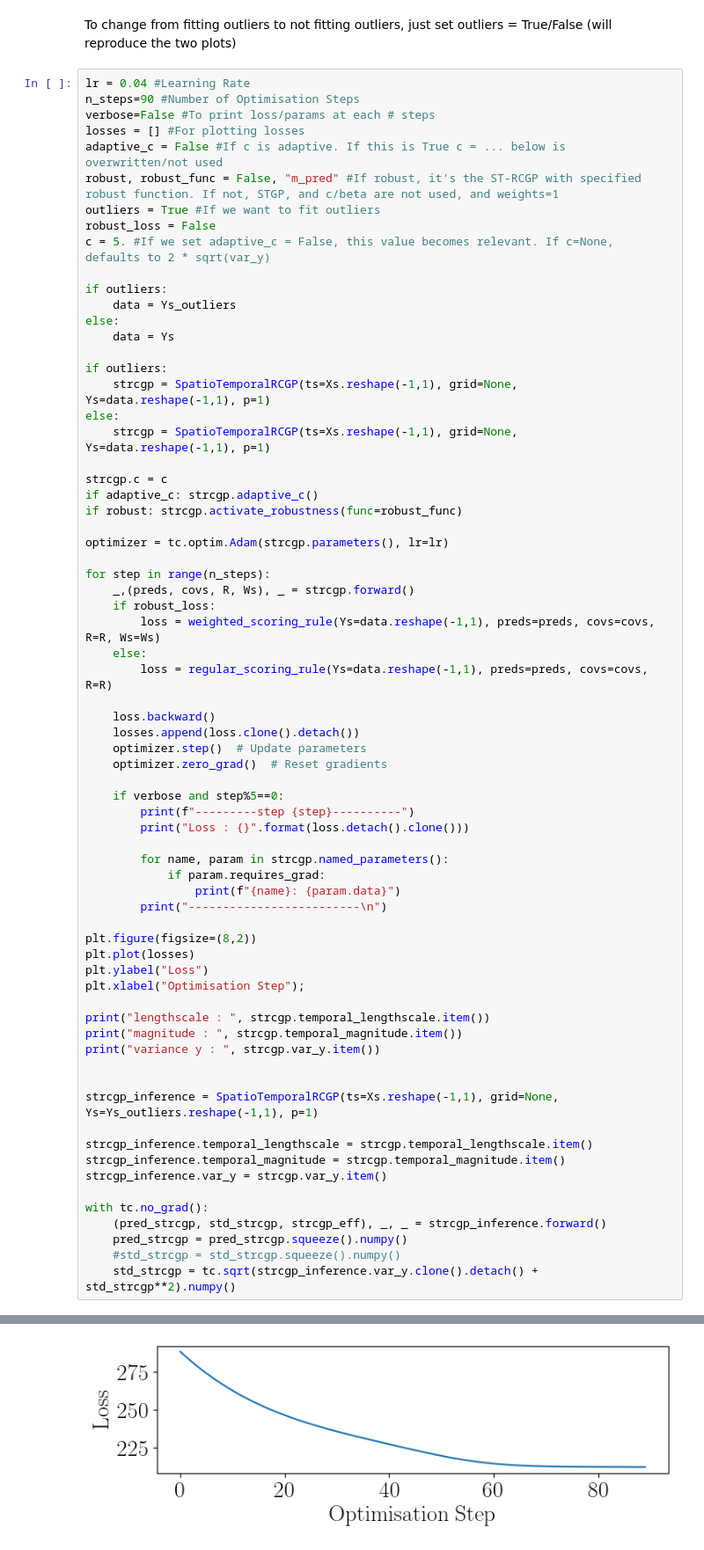
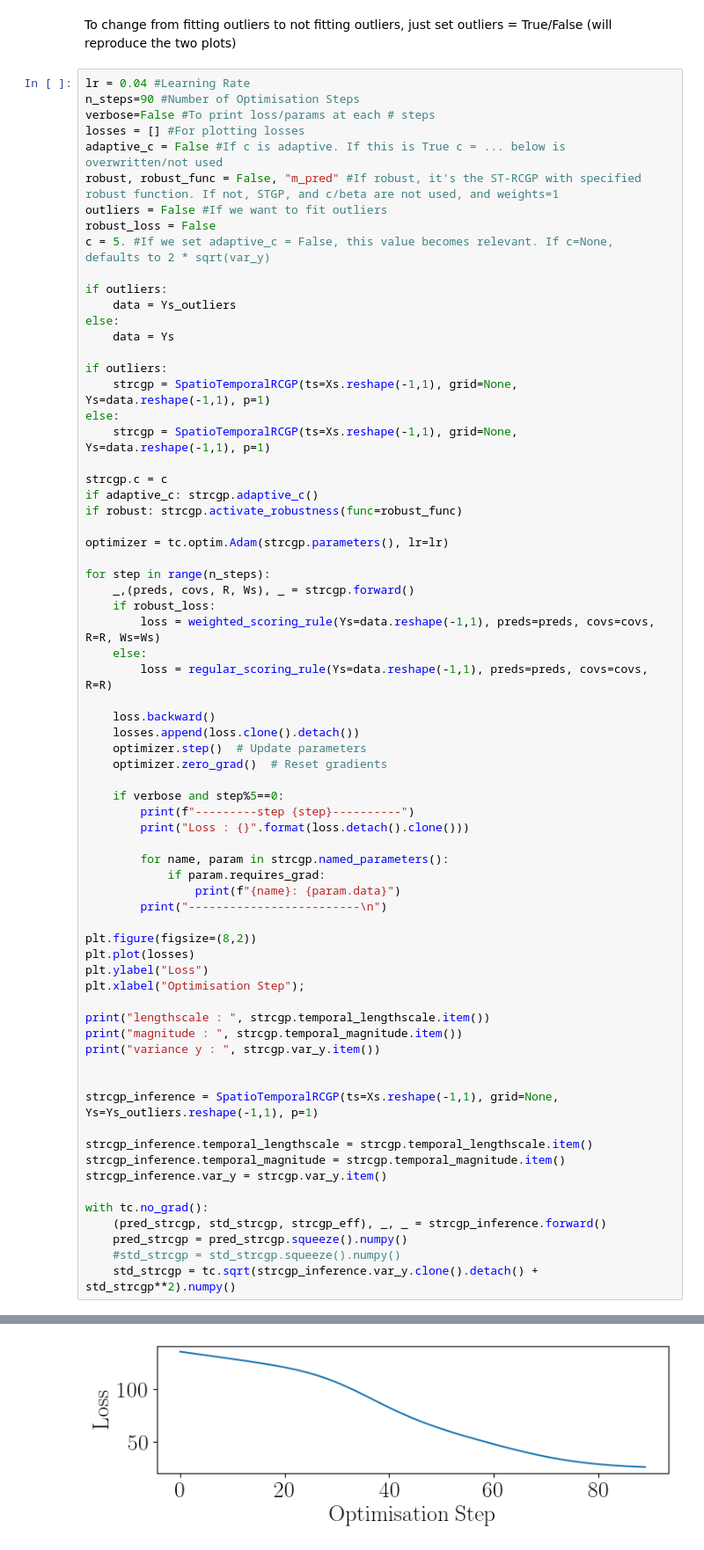
Before and after one commit to williamlaplante/ST-RCGP, a Jupyter notebook: experiments/issues-param-optim-stgp/STGP-param-optim-testing.ipynb, the cells around one changed output, grey strips where cells are left out. Shown at 88% size. Drawn from its saved outputs; the diff is of its cells as text.

```diff
--- a/experiments/issues-param-optim-stgp/STGP-param-optim-testing.ipynb
+++ b/experiments/issues-param-optim-stgp/STGP-param-optim-testing.ipynb
@@ -89,7 +89,7 @@ verbose=False #To print loss/params at each # steps
 losses = [] #For plotting losses
 adaptive_c = False #If c is adaptive. If this is True c = ... below is overwritten/not used
 robust, robust_func = False, "m_pred" #If robust, it's the ST-RCGP with specified robust function. If not, STGP, and c/beta are not used, and weights=1
-outliers = True #If we want to fit outliers
+outliers = False #If we want to fit outliers
 robust_loss = False
 c = 5. #If we set adaptive_c = False, this value becomes relevant. If c=None, defaults to 2 * sqrt(var_y)
 
@@ -158,4 +158,4 @@ variance y :  2.842193603515625
-[figure, old version]
+[figure, new version]
 # %%
 # Create a mosaic layout
 fig, ax = plt.subplots(1, 1, figsize=(8,4))
```
Also changed, not shown: parts of 3 cells of this notebook, 4 other files.
